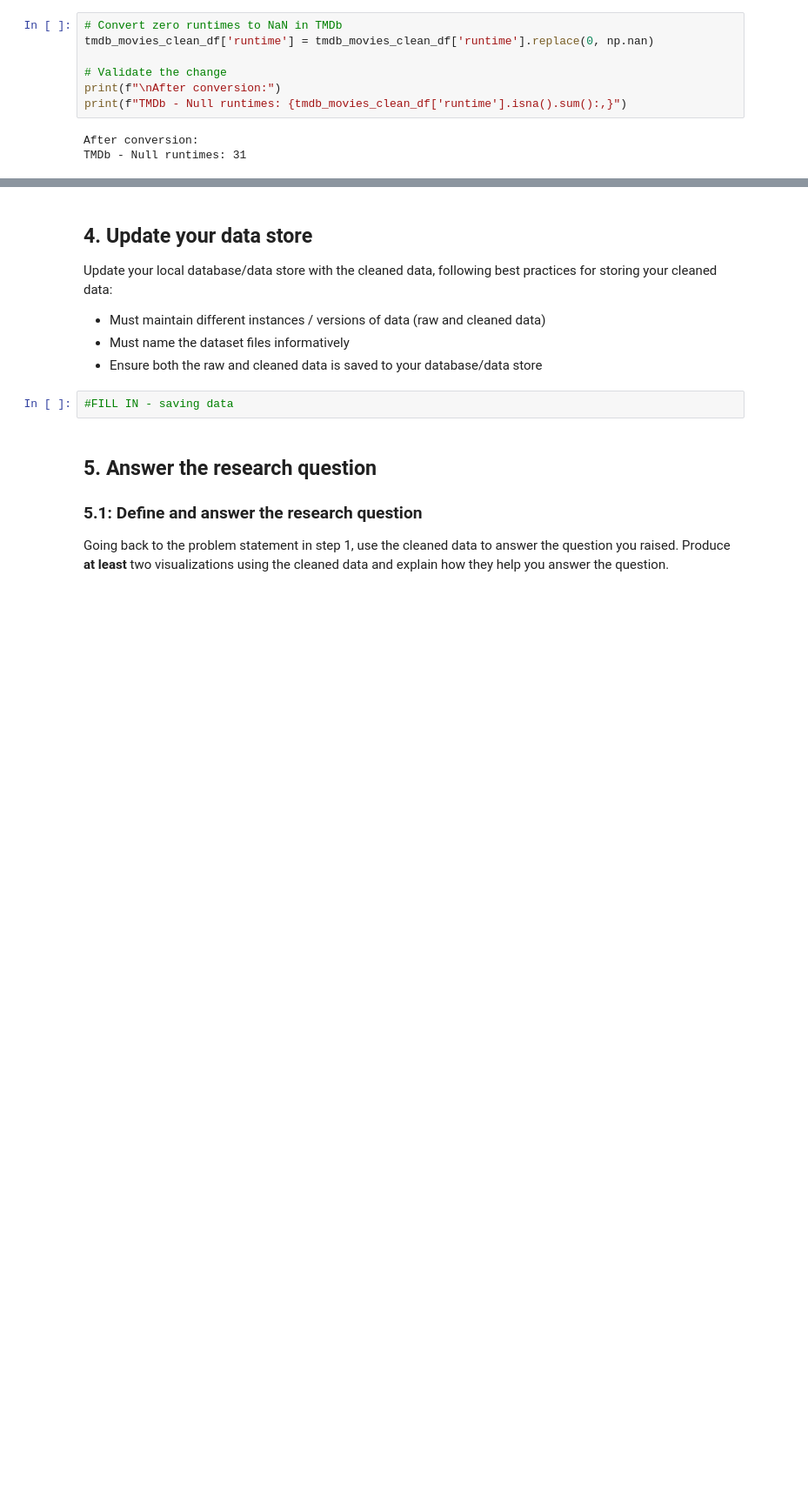
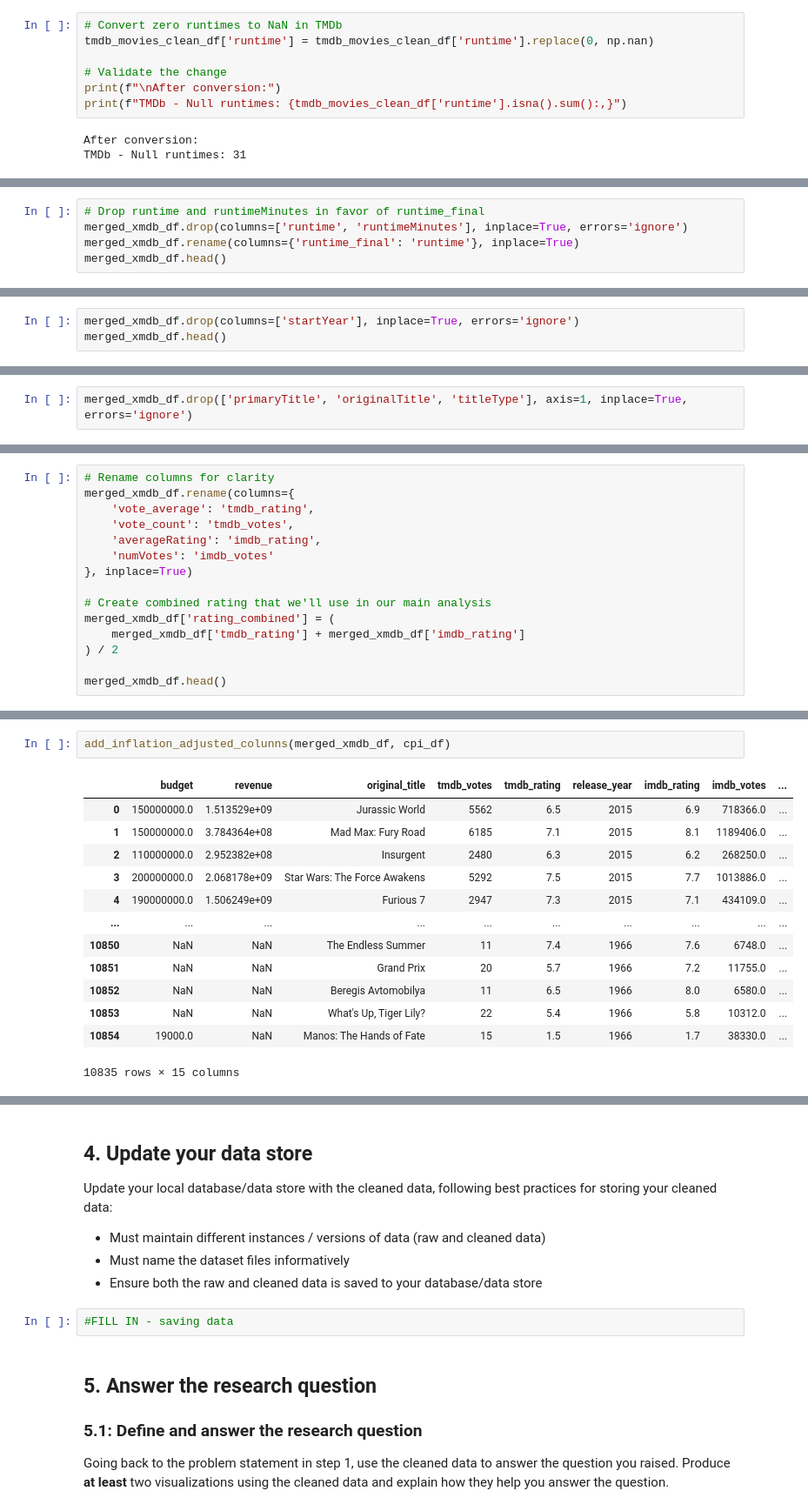
Before and after one commit to kellewic/data-analyst-nanodegree-projects, a Jupyter notebook: project2/data_wrangling_project_starter.ipynb, the cells around one changed output, grey strips where cells are left out. Shown at 87% size. Saved outputs shown, nothing was run; the diff lists cells and outputs as text; blank space fills up the shorter version.

```diff
--- a/project2/data_wrangling_project_starter.ipynb
+++ b/project2/data_wrangling_project_starter.ipynb
@@ -1229,0 +1570,5 @@ IMDb unique genres (29):
+# %%
+# Drop runtime and runtimeMinutes in favor of runtime_final
+merged_xmdb_df.drop(columns=['runtime', 'runtimeMinutes'], inplace=True, errors='ignore')
+merged_xmdb_df.rename(columns={'runtime_final': 'runtime'}, inplace=True)
+merged_xmdb_df.head()
@@ -1229,0 +1650,3 @@ IMDb unique genres (29):
+# %%
+merged_xmdb_df.drop(columns=['startYear'], inplace=True, errors='ignore')
+merged_xmdb_df.head()
@@ -1229,0 +1715,2 @@ IMDb unique genres (29):
+# %%
+merged_xmdb_df.drop(['primaryTitle', 'originalTitle', 'titleType'], axis=1, inplace=True, errors='ignore')
@@ -1229,0 +1758,15 @@ IMDb unique genres (29):
+# %%
+# Rename columns for clarity
+merged_xmdb_df.rename(columns={
+    'vote_average': 'tmdb_rating',
+    'vote_count': 'tmdb_votes',
+    'averageRating': 'imdb_rating',
+    'numVotes': 'imdb_votes'
+}, inplace=True)
+
+# Create combined rating that we'll use in our main analysis
+merged_xmdb_df['rating_combined'] = (
+    merged_xmdb_df['tmdb_rating'] + merged_xmdb_df['imdb_rating']
+) / 2
+
+merged_xmdb_df.head()
@@ -1229,0 +1833,16 @@ IMDb unique genres (29):
+# %%
+add_inflation_adjusted_colunns(merged_xmdb_df, cpi_df)
+# %% [output]
+|  | budget | revenue | original_title | tmdb_votes | tmdb_rating | release_year | imdb_rating | imdb_votes | ... |
+| 0 | 150000000.0 | 1.513529e+09 | Jurassic World | 5562 | 6.5 | 2015 | 6.9 | 718366.0 | ... |
+| 1 | 150000000.0 | 3.784364e+08 | Mad Max: Fury Road | 6185 | 7.1 | 2015 | 8.1 | 1189406.0 | ... |
+| 2 | 110000000.0 | 2.952382e+08 | Insurgent | 2480 | 6.3 | 2015 | 6.2 | 268250.0 | ... |
+| 3 | 200000000.0 | 2.068178e+09 | Star Wars: The Force Awakens | 5292 | 7.5 | 2015 | 7.7 | 1013886.0 | ... |
+| 4 | 190000000.0 | 1.506249e+09 | Furious 7 | 2947 | 7.3 | 2015 | 7.1 | 434109.0 | ... |
+| ... | ... | ... | ... | ... | ... | ... | ... | ... | ... |
+| 10850 | NaN | NaN | The Endless Summer | 11 | 7.4 | 1966 | 7.6 | 6748.0 | ... |
+| 10851 | NaN | NaN | Grand Prix | 20 | 5.7 | 1966 | 7.2 | 11755.0 | ... |
+| 10852 | NaN | NaN | Beregis Avtomobilya | 11 | 6.5 | 1966 | 8.0 | 6580.0 | ... |
+| 10853 | NaN | NaN | What's Up, Tiger Lily? | 22 | 5.4 | 1966 | 5.8 | 10312.0 | ... |
+| 10854 | 19000.0 | NaN | Manos: The Hands of Fate | 15 | 1.5 | 1966 | 1.7 | 38330.0 | ... |
+10835 rows × 15 columns
```
Also changed, not shown: parts of 43 cells of this notebook, 1 other file.
